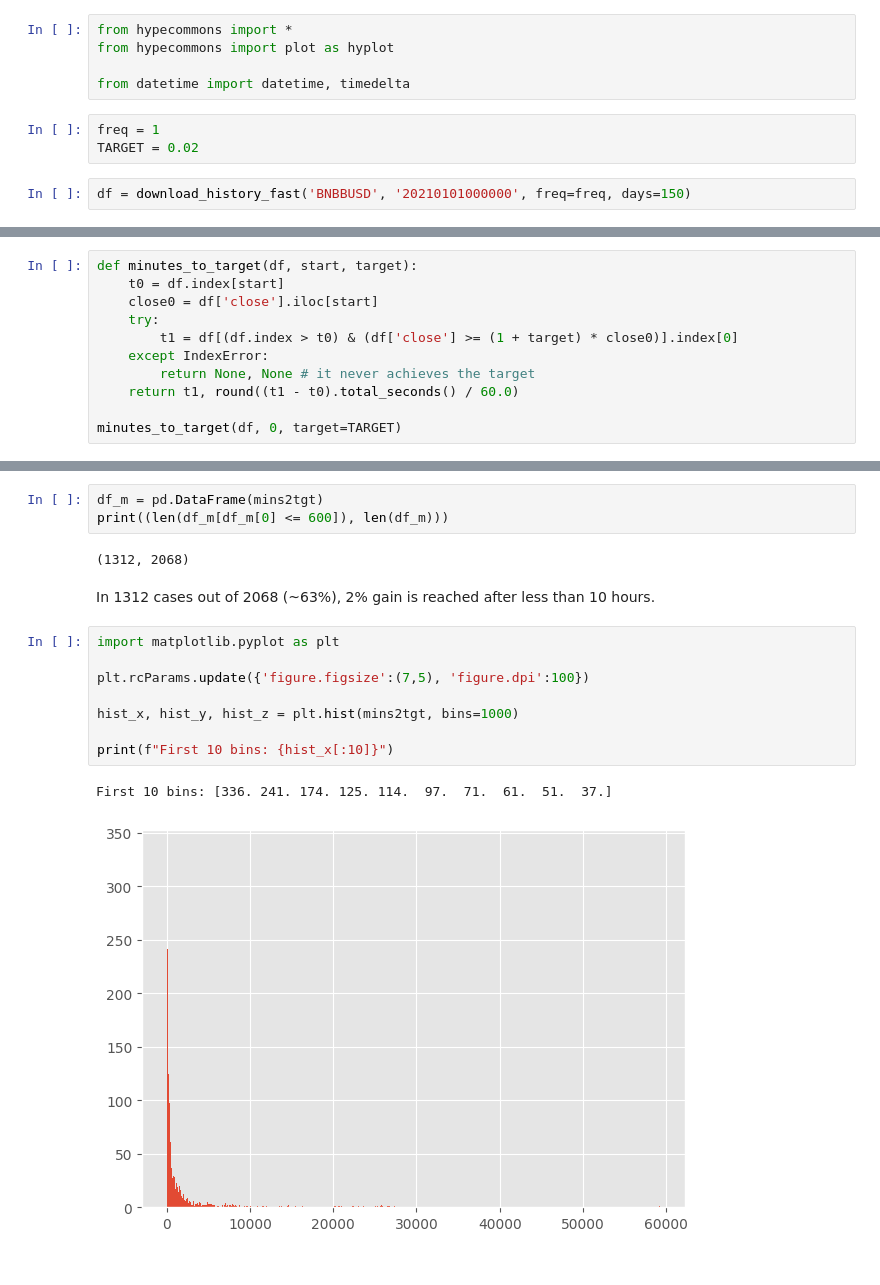
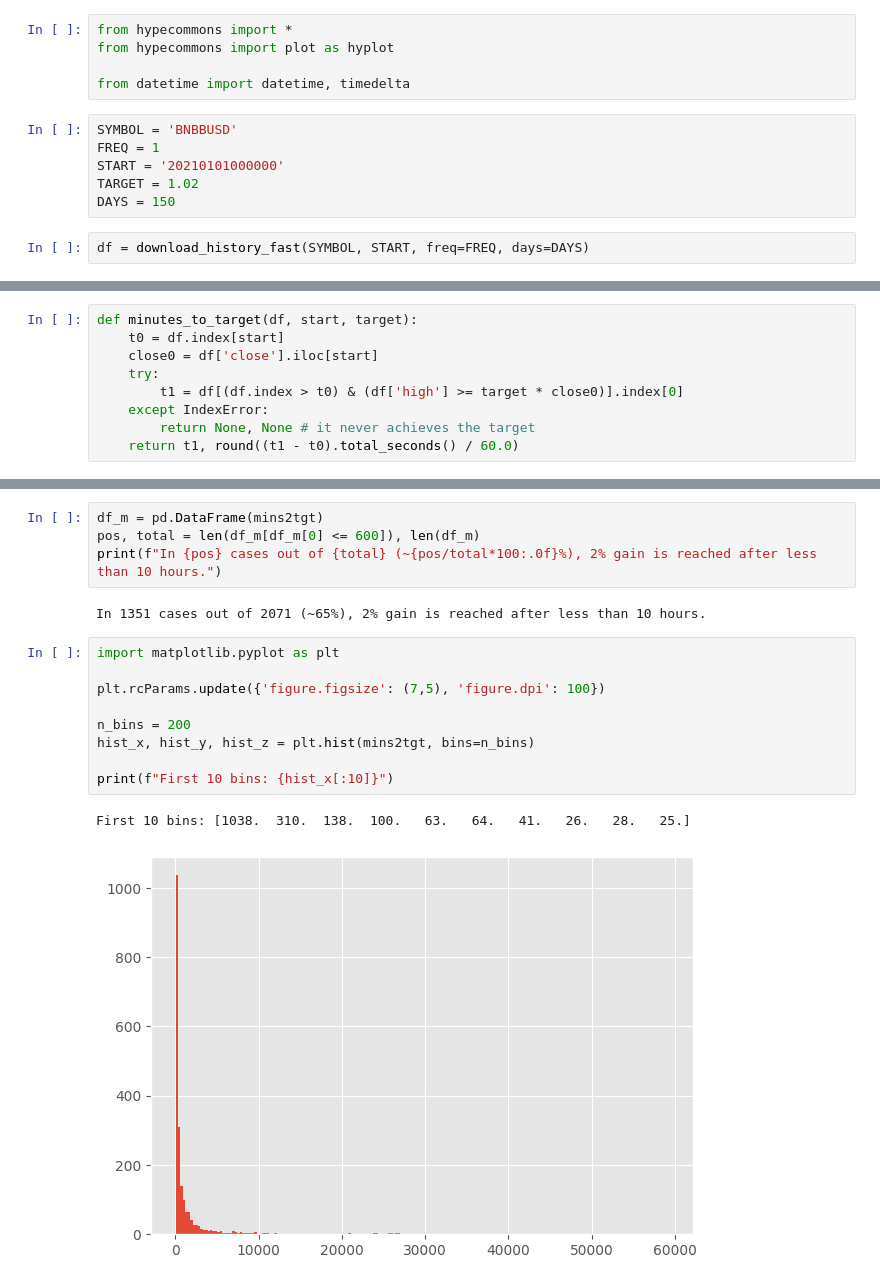
Before and after one commit to mommi84/hypeminer, a Jupyter notebook: notebooks/Probabilistic.ipynb, the cells around one changed output, grey strips where cells are left out. Cells and saved outputs as stored; diff of their text form.

```diff
--- a/notebooks/Probabilistic.ipynb
+++ b/notebooks/Probabilistic.ipynb
@@ -4,8 +8,11 @@ from hypecommons import plot as hyplot
 
 from datetime import datetime, timedelta
 # %%
-freq = 1
-TARGET = 0.02
+SYMBOL = 'BNBBUSD'
+FREQ = 1
+START = '20210101000000'
+TARGET = 1.02
+DAYS = 150
 # %%
-df = download_history_fast('BNBBUSD', '20210101000000', freq=freq, days=150)
+df = download_history_fast(SYMBOL, START, freq=FREQ, days=DAYS)
 # %%
@@ -25,9 +40,7 @@ def minutes_to_target(df, start, target):
     t0 = df.index[start]
     close0 = df['close'].iloc[start]
     try:
-        t1 = df[(df.index > t0) & (df['close'] >= (1 + target) * close0)].index[0]
+        t1 = df[(df.index > t0) & (df['high'] >= target * close0)].index[0]
     except IndexError:
         return None, None # it never achieves the target
     return t1, round((t1 - t0).total_seconds() / 60.0)
-
-minutes_to_target(df, 0, target=TARGET)
@@ -46,19 +62,19 @@ for i in tqdm(rng):
         mins2tgt.append(y)
 # %%
 df_m = pd.DataFrame(mins2tgt)
-print((len(df_m[df_m[0] <= 600]), len(df_m)))
+pos, total = len(df_m[df_m[0] <= 600]), len(df_m)
+print(f"In {pos} cases out of {total} (~{pos/total*100:.0f}%), 2% gain is reached after less than 10 hours.")
 # %% [output]
-(1312, 2068)
+In 1351 cases out of 2071 (~65%), 2% gain is reached after less than 10 hours.
-# %% [markdown]
-In 1312 cases out of 2068 (~63%), 2% gain is reached after less than 10 hours.
 # %%
 import matplotlib.pyplot as plt
 
-plt.rcParams.update({'figure.figsize':(7,5), 'figure.dpi':100})
+plt.rcParams.update({'figure.figsize': (7,5), 'figure.dpi': 100})
 
-hist_x, hist_y, hist_z = plt.hist(mins2tgt, bins=1000)
+n_bins = 200
+hist_x, hist_y, hist_z = plt.hist(mins2tgt, bins=n_bins)
 
 print(f"First 10 bins: {hist_x[:10]}")
 # %% [output]
-First 10 bins: [336. 241. 174. 125. 114.  97.  71.  61.  51.  37.]
+First 10 bins: [1038.  310.  138.  100.   63.   64.   41.   26.   28.   25.]
-[figure, old version]
+[figure, new version]
```
Also changed, not shown: parts of 12 cells of this notebook.
